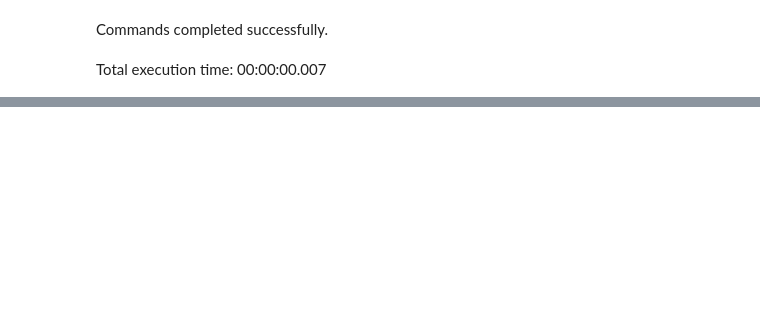
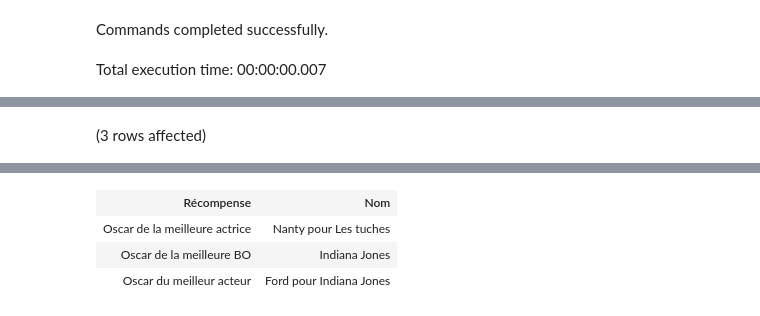
Before and after one commit to mbaumanndev/iut-2a-bdda, a Jupyter notebook: SQL.ipynb, the cells around one changed output, grey strips where cells are left out. Saved outputs shown, nothing was run; the diff lists cells and outputs as text; code cells hidden in the pictures; blank space fills up the shorter version.

```diff
--- a/SQL.ipynb
+++ b/SQL.ipynb
@@ -422,0 +486,4 @@ Total execution time: 00:00:00.015
+# %%
+SELECT * FROM [data].[VueRecompenses]
+# %% [output]
+(3 rows affected)
@@ -422,0 +491,4 @@ Total execution time: 00:00:00.015
+| Récompense | Nom |
+| Oscar de la meilleure actrice | Nanty pour Les tuches |
+| Oscar de la meilleure BO | Indiana Jones |
+| Oscar du meilleur acteur | Ford pour Indiana Jones |
```
Also changed, not shown: parts of 39 cells of this notebook.
